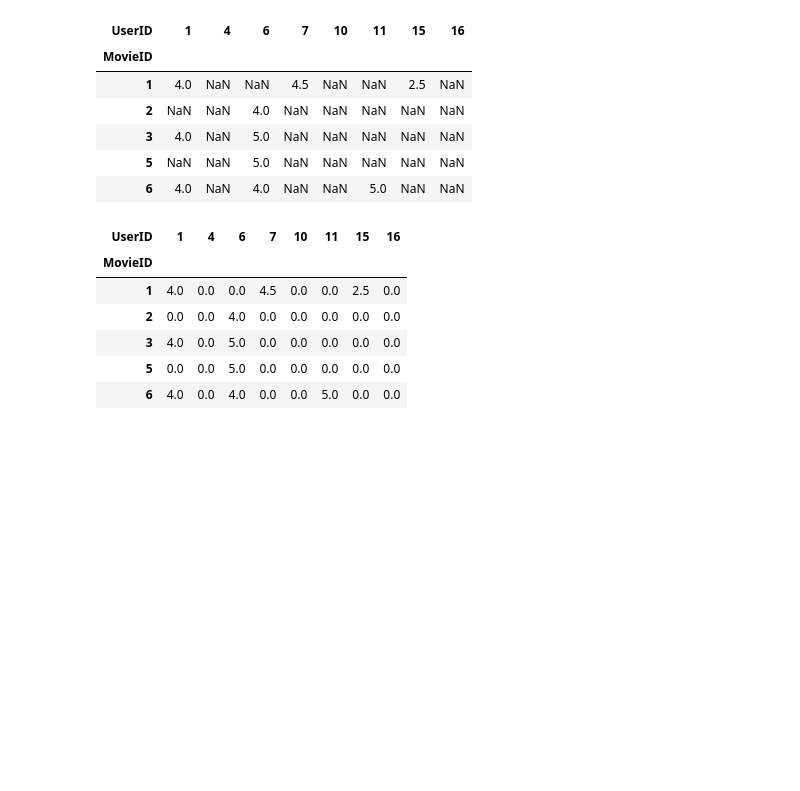
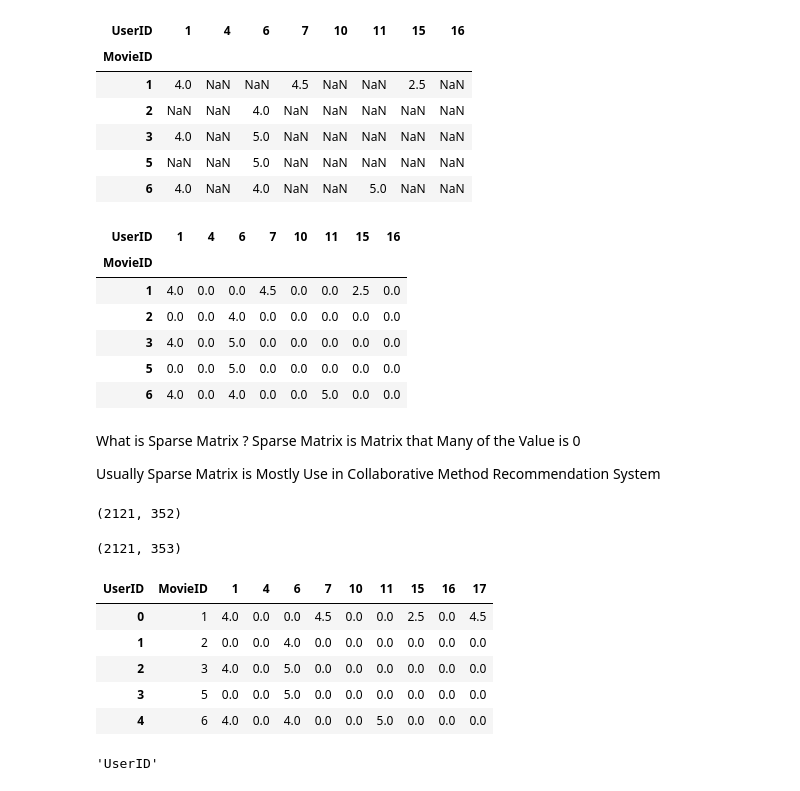
Before and after one commit to Intarii/Caesar, a Jupyter notebook: Lab 02.ipynb, the cells around one changed output. Cells and saved outputs as stored; diff of their text form; code cells hidden in the pictures; blank space fills up the shorter version.

```diff
--- a/Lab 02.ipynb
+++ b/Lab 02.ipynb
@@ -212,3 +236,34 @@ rating_table.iloc[:5, :8]
 | 3 | 4.0 | 0.0 | 5.0 | 0.0 | 0.0 | 0.0 | 0.0 | 0.0 |
 | 5 | 0.0 | 0.0 | 5.0 | 0.0 | 0.0 | 0.0 | 0.0 | 0.0 |
 | 6 | 4.0 | 0.0 | 4.0 | 0.0 | 0.0 | 5.0 | 0.0 | 0.0 |
+# %% [markdown]
+What is Sparse Matrix ? Sparse Matrix is Matrix that Many of the Value is 0
+
+Usually Sparse Matrix is Mostly Use in Collaborative Method Recommendation System
+# %%
+from scipy.sparse import csr_matrix
+
+rating_matrix = csr_matrix(rating_table.values)
+
+rating_matrix.shape
+# %% [output]
+(2121, 352)
+# %%
+rating_reset = rating_table.reset_index()
+
+rating_reset.shape
+# %% [output]
+(2121, 353)
+# %%
+rating_reset.iloc[:5, :10]
+# %% [output]
+| UserID | MovieID | 1 | 4 | 6 | 7 | 10 | 11 | 15 | 16 | 17 |
+| 0 | 1 | 4.0 | 0.0 | 0.0 | 4.5 | 0.0 | 0.0 | 2.5 | 0.0 | 4.5 |
+| 1 | 2 | 0.0 | 0.0 | 4.0 | 0.0 | 0.0 | 0.0 | 0.0 | 0.0 | 0.0 |
+| 2 | 3 | 4.0 | 0.0 | 5.0 | 0.0 | 0.0 | 0.0 | 0.0 | 0.0 | 0.0 |
+| 3 | 5 | 0.0 | 0.0 | 5.0 | 0.0 | 0.0 | 0.0 | 0.0 | 0.0 | 0.0 |
+| 4 | 6 | 4.0 | 0.0 | 4.0 | 0.0 | 0.0 | 5.0 | 0.0 | 0.0 | 0.0 |
+# %%
+rating_reset.columns.name
+# %% [output]
+'UserID'
```
Also changed, not shown: parts of 5 cells of this notebook.
